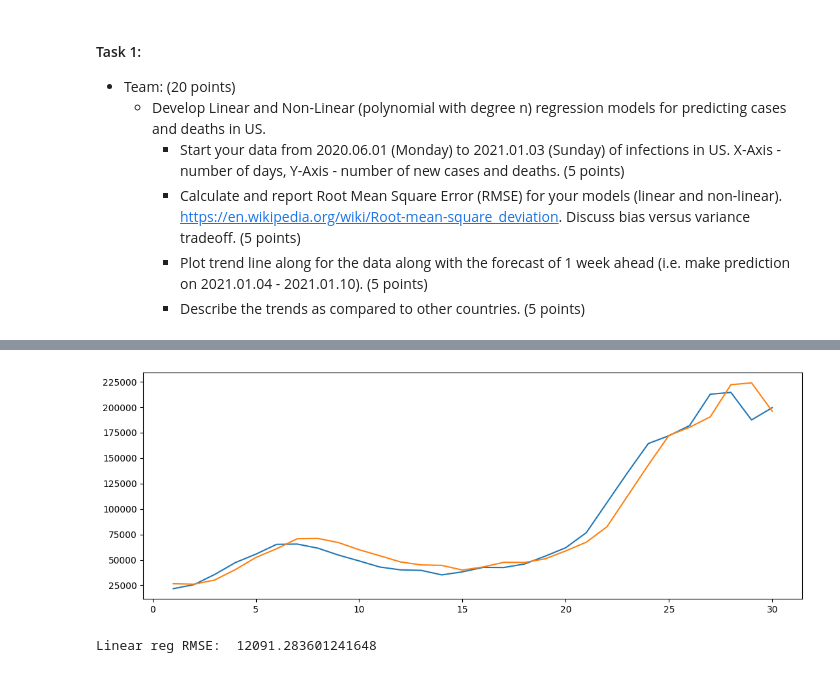
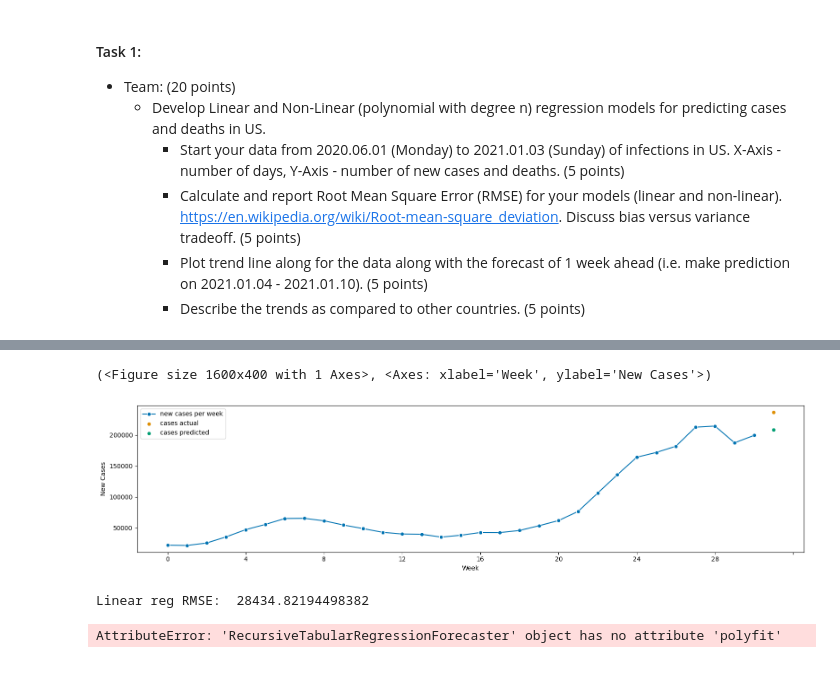
Before and after one commit to aiwayemi/Group-1, a Jupyter notebook: Project_Stage_4_Team.ipynb, the cells around one changed output, grey strips where cells are left out. Drawn from its saved outputs; the diff is of its cells as text; code cells hidden in the pictures.

```diff
--- a/Project_Stage_4_Team.ipynb
+++ b/Project_Stage_4_Team.ipynb
@@ -82,13 +74,0 @@ plt.plot(cases_weeks["week"], cases_weeks["sum"])
-# %%
-# Linear regression tutorial: https://www.kaggle.com/code/ryanholbrook/linear-regression-with-time-series
-cases_weeks['week'] = np.arange(len(cases_weeks['week']))
-plt.rc(
-    "figure",
-    autolayout=True,
-    figsize=(11, 4),
-    titlesize=18,
-    titleweight='bold',
-)
-fig, ax = plt.subplots()
-ax.plot("week", "sum", data=cases_weeks, color='0.75')
-ax = sns.regplot(x='week', y='sum', data=cases_weeks, ci=None, scatter_kws=dict(color='0.25'))
@@ -123,12 +75,26 @@ Text(0.5, 0, 'Lag_1')
-# %%
-ax = y.plot()
-ax = y_pred.plot()
-# %% [output]
-[figure, removed]
-# %%
-MSE = mean_squared_error(y,y_pred)
-print("Linear reg RMSE: ", np.sqrt(MSE))
-# %% [output]
-Linear reg RMSE:  12091.283601241648
+# %%
+#LinearReg prediction tutorial:
+#https://towardsdatascience.com/build-complex-time-series-regression-pipelines-with-sktime-910bc25c96b6
+
+#tts without randomizing order. test_size=1 for prediction 1 week ahead
+cy_train, cy_test = temporal_train_test_split(cy, test_size=1)
+fh = ForecastingHorizon(cy_test.index, is_relative=False)
+regressor = LinearRegression()
+forecaster = make_reduction(regressor, window_length=1, strategy="recursive")
+# %%
+forecaster.fit(cy_train)
+cy_pred = forecaster.predict(fh)
+# %%
+
+plot_series(cy_train, cy_test, cy_pred, labels=["new cases per week", "cases actual", "cases predicted"],
+            x_label='Week', y_label='New Cases')
+# %% [output]
+(<Figure size 1600x400 with 1 Axes>, <Axes: xlabel='Week', ylabel='New Cases'>)
+[figure, added]
+# %%
+MSE = mean_squared_error(cy_test,cy_pred)
+print("Linear reg RMSE: ", np.sqrt(MSE))
+# %% [output]
+Linear reg RMSE:  28434.82194498382
 # %%
 # Non-Linear regression tutorial: https://pieriantraining.com/nonlinear-regression-in-machine-learning-python/
@@ -134,0 +106,22 @@ Linear reg RMSE:  12091.283601241648
+# %%
+#X_train, X_test, y_train, y_test = train_test_split(poly_features, cy, test_size=0.3, random_state=101)
+cy_train, cy_test = temporal_train_test_split(poly_features, test_size=1)
+fh = ForecastingHorizon(pd.DataFrame(cy_test).index, is_relative=False)
+model = LinearRegression(fit_intercept=True)
+forecaster = make_reduction(regressor, window_length=1, strategy="recursive")
+forecaster.polyfit(cy_train)
+
+train_pred = forecaster.predict(cy_train)
+test_pred = pd.Series(model.predict(fh))
+train_RMSE = np.sqrt(mean_squared_error(y_train,train_pred))
+test_RMSE = np.sqrt(mean_squared_error(y_test,test_pred))
+
+print("train: ", train_RMSE, "\ttest: ", test_RMSE)
+
+#fig, ax = plt.subplots()
+ax.plot(cases_weeks, test_pred)
+cases_weeks.plot()
+test_pred.plot()
+ax.set_aspect('equal')
+# %% [output]
+AttributeError: 'RecursiveTabularRegressionForecaster' object has no attribute 'polyfit'
```
Also changed, not shown: parts of 13 cells of this notebook.
